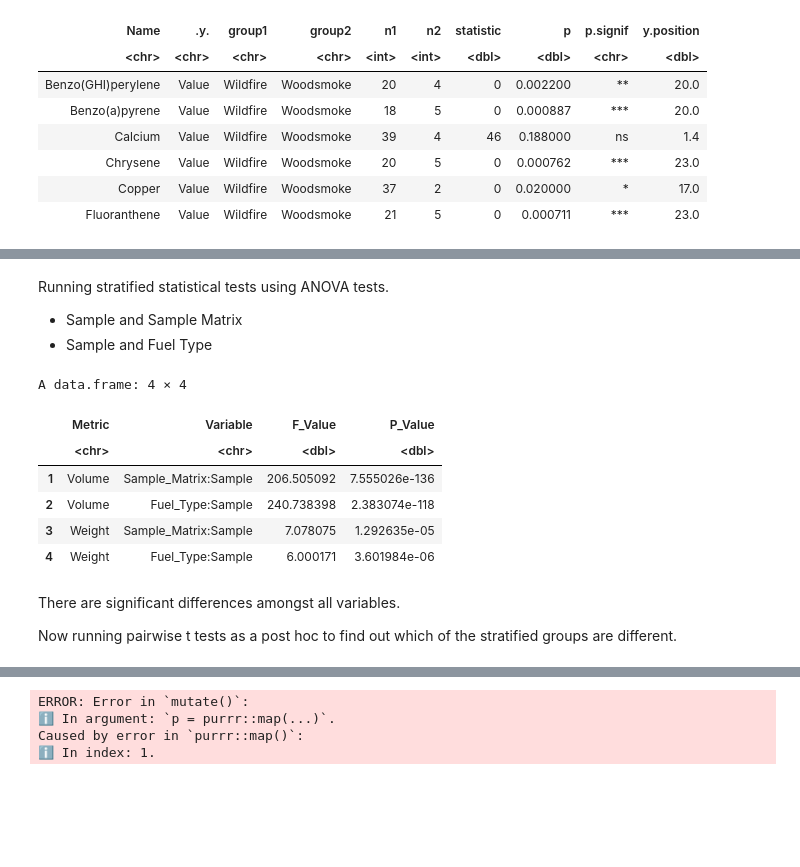
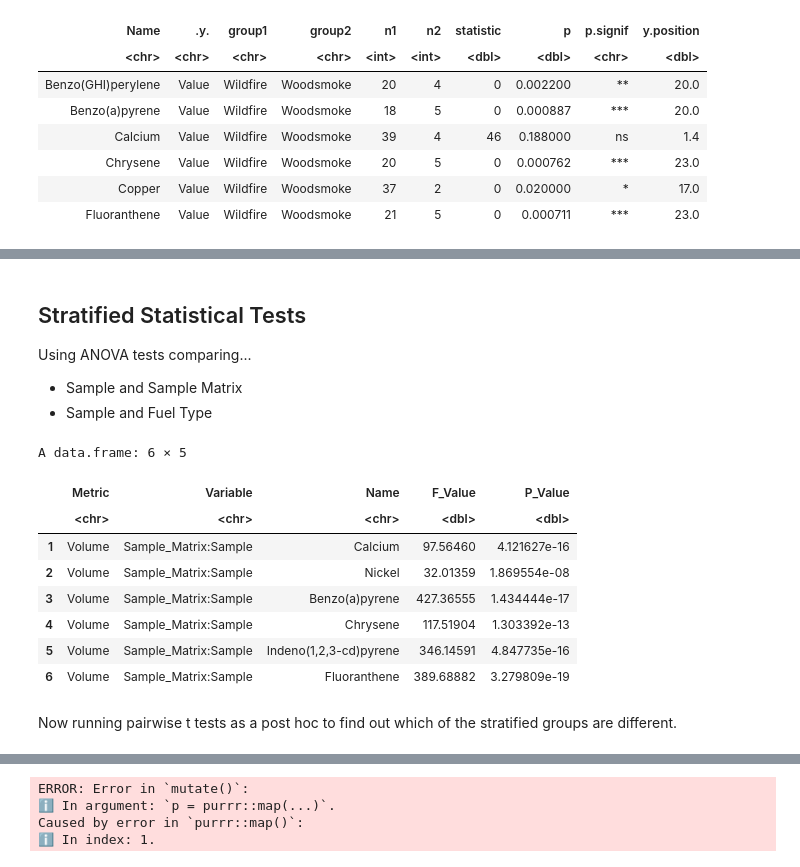
Before and after one commit to UNC-CEMALB/P1015.-Wildfire_Suffcient_Similiarity, a Jupyter notebook: 3. Individual Distribution Analyses/Boxplots.ipynb, the cells around one changed output, grey strips where cells are left out. Drawn from its saved outputs; the diff is of its cells as text; code cells hidden in the pictures; blank space fills up the shorter version.

```diff
--- a/3. Individual Distribution Analyses/Boxplots.ipynb
+++ b/3. Individual Distribution Analyses/Boxplots.ipynb
@@ -344,6 +344,9 @@ A tibble: 52 × 5
 long_vol_df = full_vol_df %>%
     pivot_longer(cols = 5:20, names_to = "Name", values_to = "Value") %>%
     unite(`Sample_Matrix:Sample`, Sample_Matrix, Sample, sep = ":", remove = FALSE) %>%
+    # consolidating some of the classes with small sample sizes
+     mutate(`Sample_Matrix:Sample` = ifelse(grepl("Smoke-", `Sample_Matrix:Sample`), "Other",
+                            ifelse(grepl('Aerosol',`Sample_Matrix:Sample`), "Other", `Sample_Matrix:Sample`))) %>%
     unite(`Fuel_Type:Sample`, Fuel_Type, Sample, sep = ":", remove = FALSE)
 
 long_weight_df = full_weight_df %>%
@@ -403,5 +476,7 @@ A rstatix_test: 6 × 10
 # %% [markdown]
-Running stratified statistical tests using ANOVA tests.
+## Stratified Statistical Tests
+
+Using ANOVA tests comparing...
 
 - Sample and Sample Matrix
 - Sample and Fuel Type
@@ -410,52 +485,62 @@ get_anova = function(df, variable, metric){
     # """
     # Running anova tests comparing concentrations across each strata.
 
-    # :param: dataframe, stratified variable, concentration
-    # :output: a dataframe containing the variable, F value, p value
+    # :param: dataframe, stratified variable, mteric
+    # :output: a dataframe containing the metric, variable, bacteria name, F value, p value
 
     # """
 
+    # creating dfs that only contain the bacteria
+    unique_names = unique(df$Name)
+    summary_df = data.frame()
+    for (i in 1:length(unique_names)){
+        filtered_df = df %>%
+            filter(Name == unique_names[i])
+
     # running anova
-    #GROUP BY NAME!!
     f <- as.formula(paste0("Value ~ `", variable, "`"))
-    anova_results = aov(f, data = df)
+    anova_results = aov(f, data = filtered_df)
 
     # type 3 anova
     anova_type3 = Anova(anova_results, type = 'III', contrasts = list(topic = contr.sum, sys = contr.sum))
 
     # extract f and p values
     anova_summary = anova_type3[2:4,3:4]
     colnames(anova_summary) = c("F_Value", "P_Value")
 
+    # storing values
+    summary_df = rbind(summary_df, data.frame(Name = unique_names[i], anova_summary[1,]))
+
+    }
     # creating df to be exported
-    anova_values = data.frame(Metric = metric, Variable = variable, anova_summary[1,])
+    anova_values = data.frame(Metric = metric, Variable = variable, summary_df)
 
     # removing row names
     rownames(anova_values) = NULL
 
     return(anova_values)
 
     }
 
 # calling fn
 anova_sample_type_vol = get_anova(long_vol_df, 'Sample_Matrix:Sample', "Volume")
 anova_fuel_type_vol = get_anova(long_vol_df, 'Fuel_Type:Sample', "Volume")
 anova_sample_type_weight = get_anova(long_weight_df, 'Sample_Matrix:Sample', "Weight")
 anova_fuel_type_weight = get_anova(long_weight_df, 'Fuel_Type:Sample', "Weight")
 
 # creating 1 df
 anova_df = unique(rbind(anova_sample_type_vol, anova_fuel_type_vol, anova_sample_type_weight, anova_fuel_type_weight))
 head(anova_df)
 # %% [output]
-A data.frame: 4 × 4
+A data.frame: 6 × 5
-|  | Metric | Variable | F_Value | P_Value |
-|  | <chr> | <chr> | <dbl> | <dbl> |
-| 1 | Volume | Sample_Matrix:Sample | 206.505092 | 7.555026e-136 |
-| 2 | Volume | Fuel_Type:Sample | 240.738398 | 2.383074e-118 |
-| 3 | Weight | Sample_Matrix:Sample | 7.078075 | 1.292635e-05 |
-| 4 | Weight | Fuel_Type:Sample | 6.000171 | 3.601984e-06 |
+|  | Metric | Variable | Name | F_Value | P_Value |
+|  | <chr> | <chr> | <chr> | <dbl> | <dbl> |
+| 1 | Volume | Sample_Matrix:Sample | Calcium | 97.56460 | 4.121627e-16 |
+| 2 | Volume | Sample_Matrix:Sample | Nickel | 32.01359 | 1.869554e-08 |
+| 3 | Volume | Sample_Matrix:Sample | Benzo(a)pyrene | 427.36555 | 1.434444e-17 |
+| 4 | Volume | Sample_Matrix:Sample | Chrysene | 117.51904 | 1.303392e-13 |
+| 5 | Volume | Sample_Matrix:Sample | Indeno(1,2,3-cd)pyrene | 346.14591 | 4.847735e-16 |
+| 6 | Volume | Sample_Matrix:Sample | Fluoranthene | 389.68882 | 3.279809e-19 |
 # %% [markdown]
-There are significant differences amongst all variables.
-
 Now running pairwise t tests as a post hoc to find out which of the stratified groups are different.
 # %%
```
Also changed, not shown: parts of 12 cells of this notebook.
